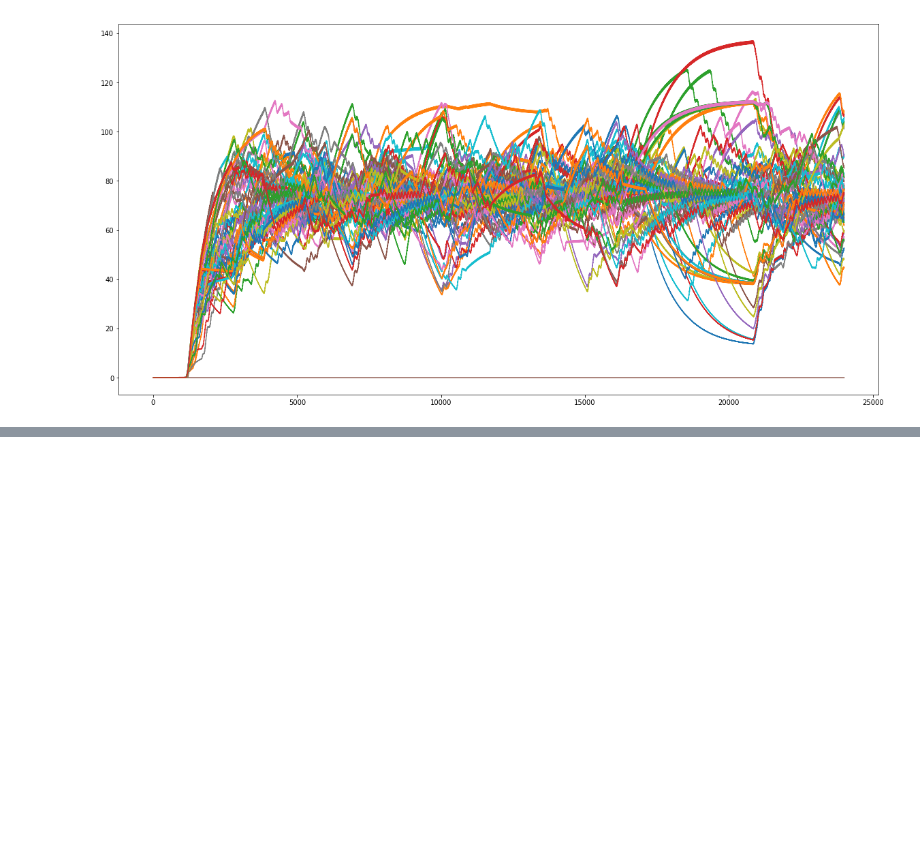
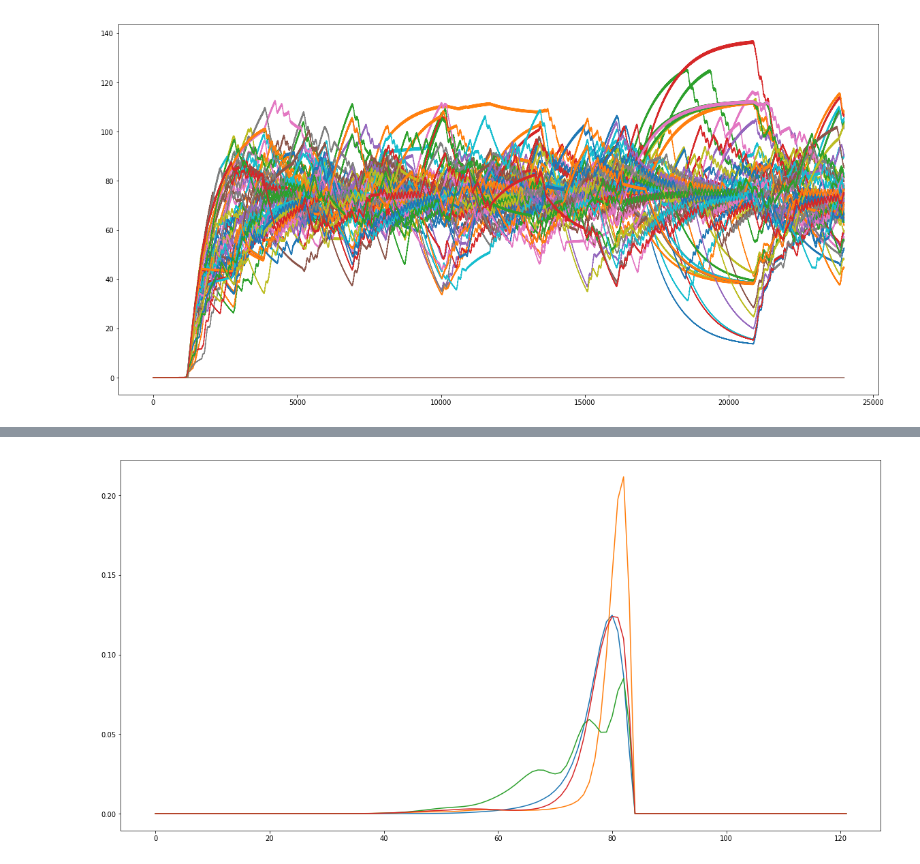
Before and after one commit to dkaravaev/neurodyn, a Jupyter notebook: Original.ipynb, the cells around one changed output, grey strips where cells are left out. Saved outputs shown, nothing was run; the diff lists cells and outputs as text; code cells hidden in the pictures; blank space fills up the shorter version.

```diff
--- a/Original.ipynb
+++ b/Original.ipynb
@@ -48,0 +59,28 @@ plt.show()
+# %%
+def mask_coi_power(signal):
+    wa = WaveletTransform(signal, wavelet=Ricker(), mask_coi=True)
+    coi = wa.wavelet.coi
+    s = wa.scales
+    t = wa.time
+    T, S = np.meshgrid(t, s)
+    inside_coi = (coi(S) < T) & (T < (T.max() - coi(S)))
+    masked_power = np.ma.masked_where(~inside_coi, wa.wavelet_power)
+    masked_power.set_fill_value(0)
+    return masked_power.filled()
+# %%
+power1 = mask_coi_power(results['W'][5, 14][5000:])
+p1 = np.sum(power1[:, 18000:21000], axis=1) / np.sum(power1[:, 18000:21000])
+power2 = mask_coi_power(results['W'][5, 22][5000:])
+p2 = np.sum(power2[:, 18000:21000], axis=1) / np.sum(power2[:, 18000:21000])
+power3 = mask_coi_power(results['W'][5, 15][5000:])
+p3 = np.sum(power3[:, 18000:21000], axis=1) / np.sum(power3[:, 18000:21000])
+power4 = mask_coi_power(results['W'][5, 13][5000:])
+p4 = np.sum(power4[:, 18000:21000], axis=1) / np.sum(power4[:, 18000:21000])
+plt.figure(figsize=(20, 10))
+plt.plot(p1)
+plt.plot(p2)
+plt.plot(p3)
+plt.plot(p4)
+plt.show()
+# %% [output]
+[figure, added]
```
Also changed, not shown: parts of 19 cells of this notebook, 1 other file.
